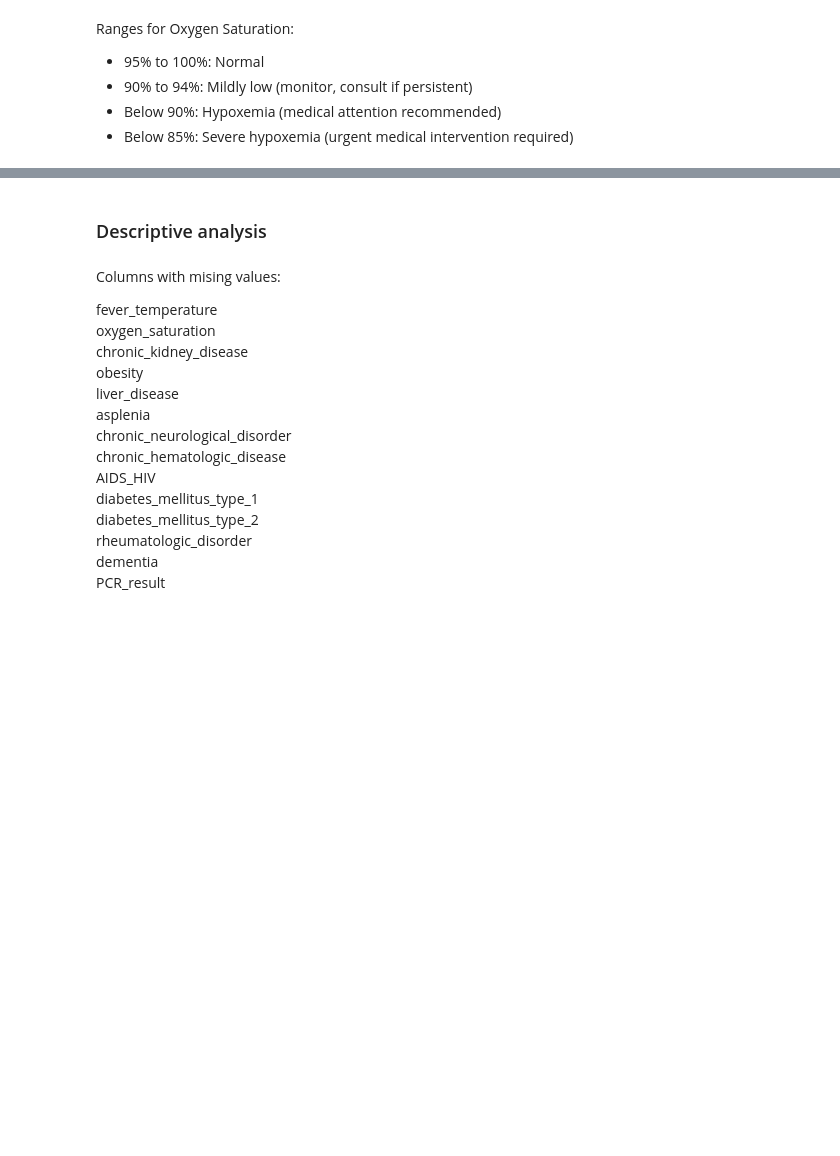
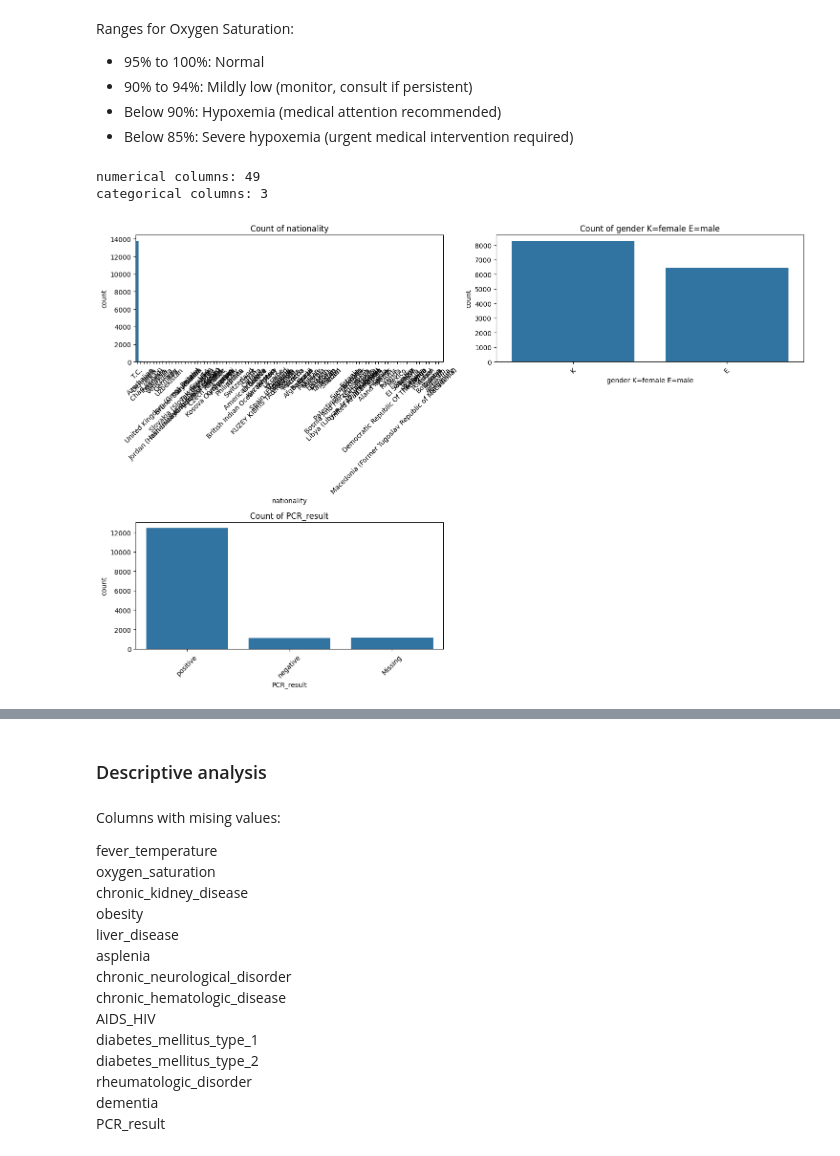
Before and after one commit to dasiemens-coder/data_processes_assignment_2_v2, a Jupyter notebook: assignment_2.ipynb, the cells around one changed output, grey strips where cells are left out. Saved outputs shown, nothing was run; the diff lists cells and outputs as text; code cells hidden in the pictures; blank space fills up the shorter version.

```diff
--- a/assignment_2.ipynb
+++ b/assignment_2.ipynb
@@ -220,20 +475,24 @@ Ranges for Oxygen Saturation:
 # %%
 num_columns = hospital1.select_dtypes(include='number').columns  # Get numerical columns
 cat_columns = hospital1.select_dtypes(include='object').columns   # Get categorical columns
 
 print("numerical columns: " + str(len(num_columns)))
 print("categorical columns: " + str(len(cat_columns)))
 
 # Create plots for categorical columns
 plt.figure(figsize=(15, 10))
 for i, col in enumerate(cat_columns):
     plt.subplot(2, len(cat_columns) // 2 + 1, i + 1)
-    sns.countplot(x=hospital1[col])  # Count plot for categorical variables
+    sns.countplot(x=hospital1[col].fillna("Missing"))  # Count plot for categorical variables
     plt.title(f'Count of {col}')
     plt.xticks(rotation=45)
     plt.tight_layout()
 
 plt.show()
+# %% [output]
+numerical columns: 49
+categorical columns: 3
+[figure, added]
 # %%
 # Set up the plotting space for multiple plots
 num_columns = hospital1.select_dtypes(include='number').columns  # Get numerical columns
```
Also changed, not shown: parts of 46 cells of this notebook.
